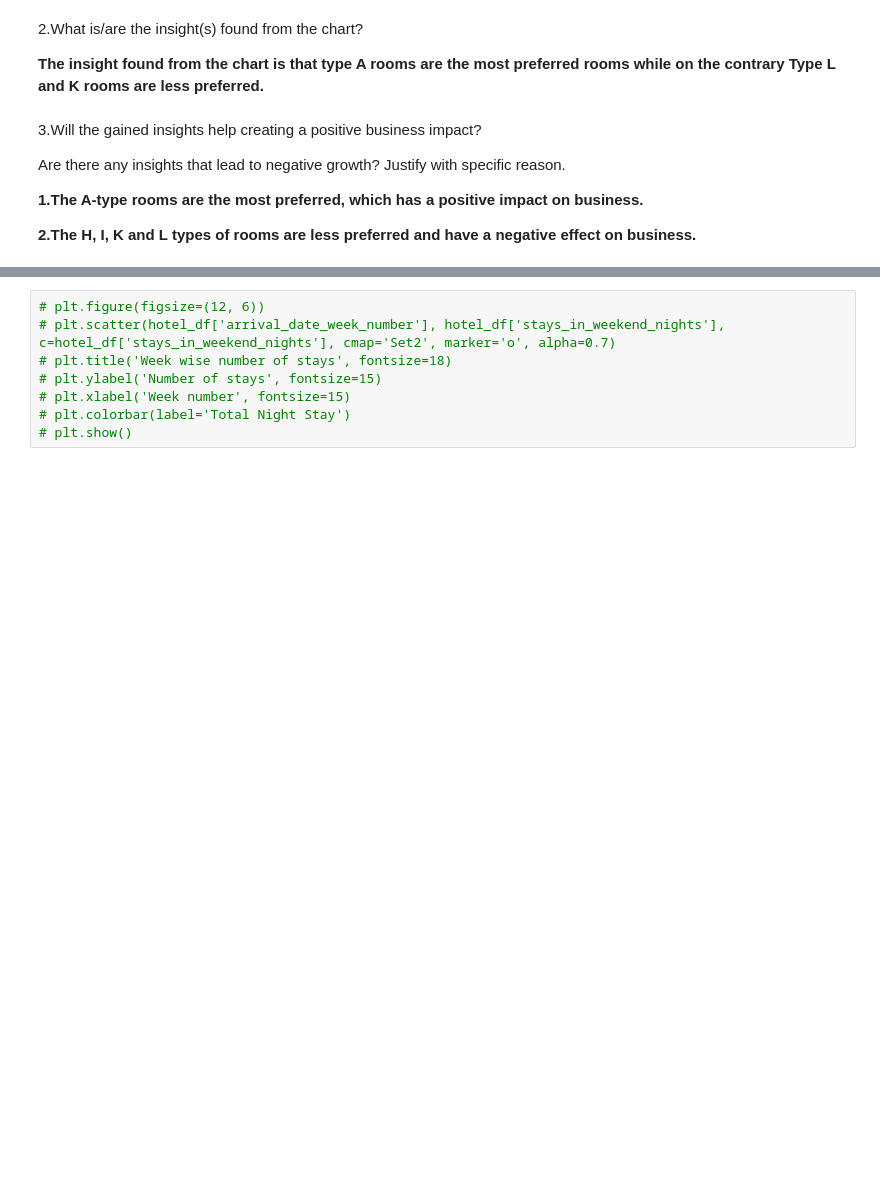
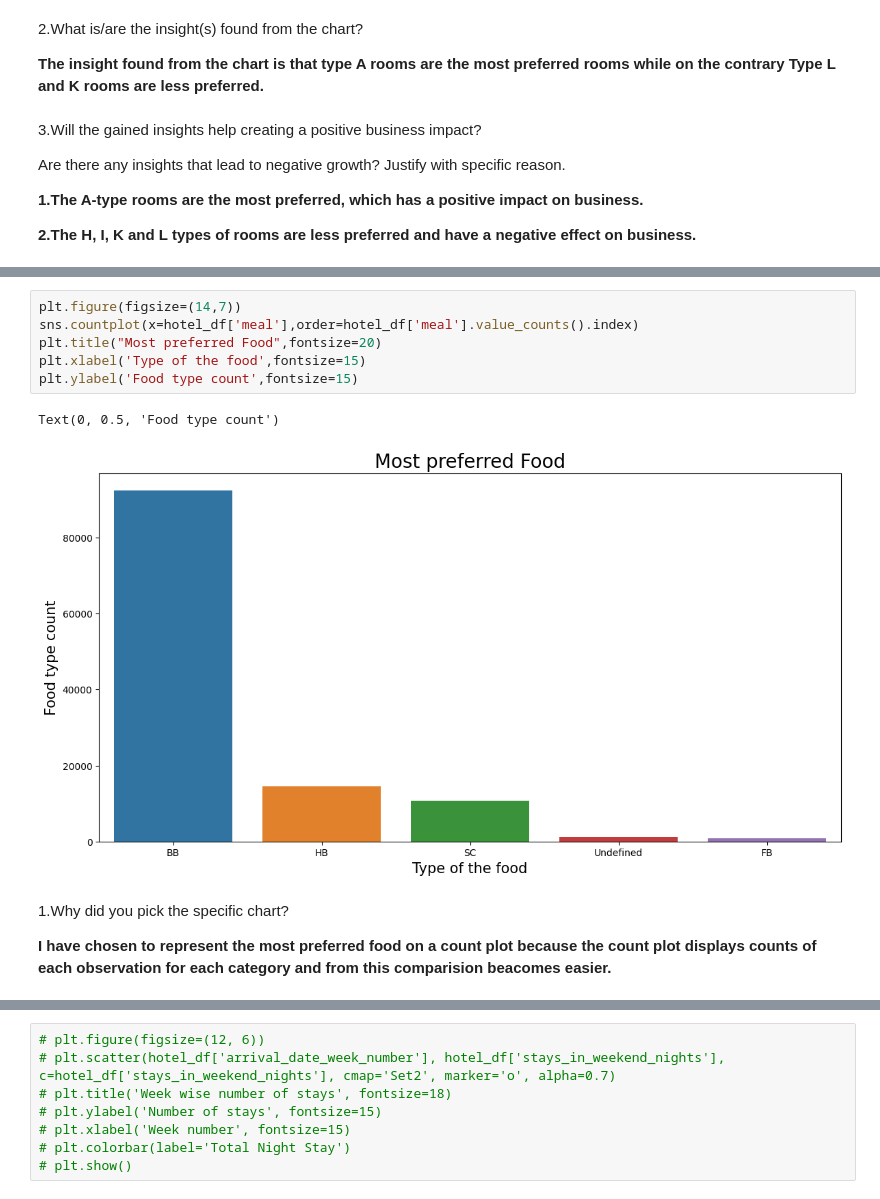
Before and after one commit to Shreya-1003/CapStone-Projects-Module_2, a Jupyter notebook: EDA_Hotel_Booking_Analysis.ipynb, the cells around one changed output, grey strips where cells are left out. Drawn from its saved outputs; the diff is of its cells as text; blank space fills up the shorter version.

```diff
--- a/EDA_Hotel_Booking_Analysis.ipynb
+++ b/EDA_Hotel_Booking_Analysis.ipynb
@@ -594,0 +675,13 @@ Are there any insights that lead to negative growth? Justify with specific reaso
+# %%
+plt.figure(figsize=(14,7))
+sns.countplot(x=hotel_df['meal'],order=hotel_df['meal'].value_counts().index)
+plt.title("Most preferred Food",fontsize=20)
+plt.xlabel('Type of the food',fontsize=15)
+plt.ylabel('Food type count',fontsize=15)
+# %% [output]
+Text(0, 0.5, 'Food type count')
+[figure, added]
+# %% [markdown]
+1.Why did you pick the specific chart?
+
+**I have chosen to represent the most preferred food on a count plot because the count plot displays counts of each observation for each category and from this comparision beacomes easier.**
```
Also changed, not shown: parts of 22 cells of this notebook.
